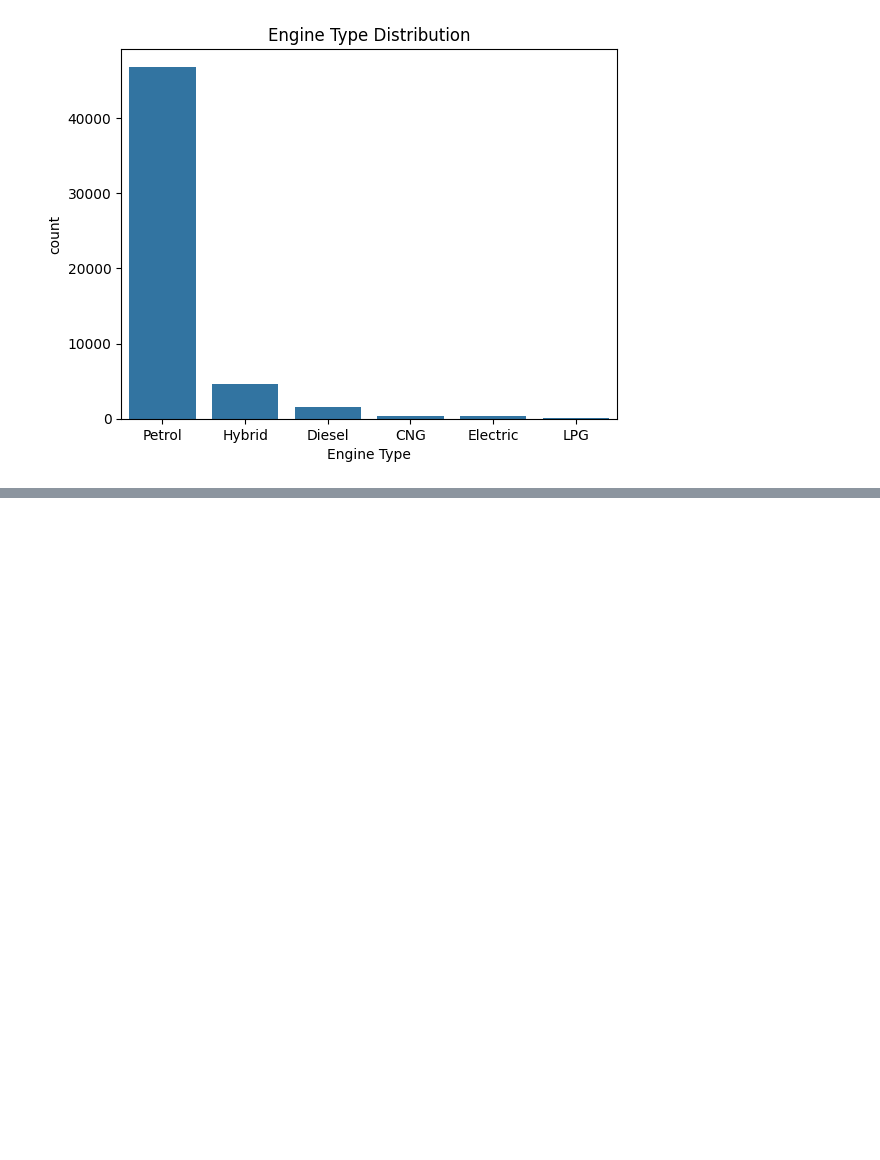
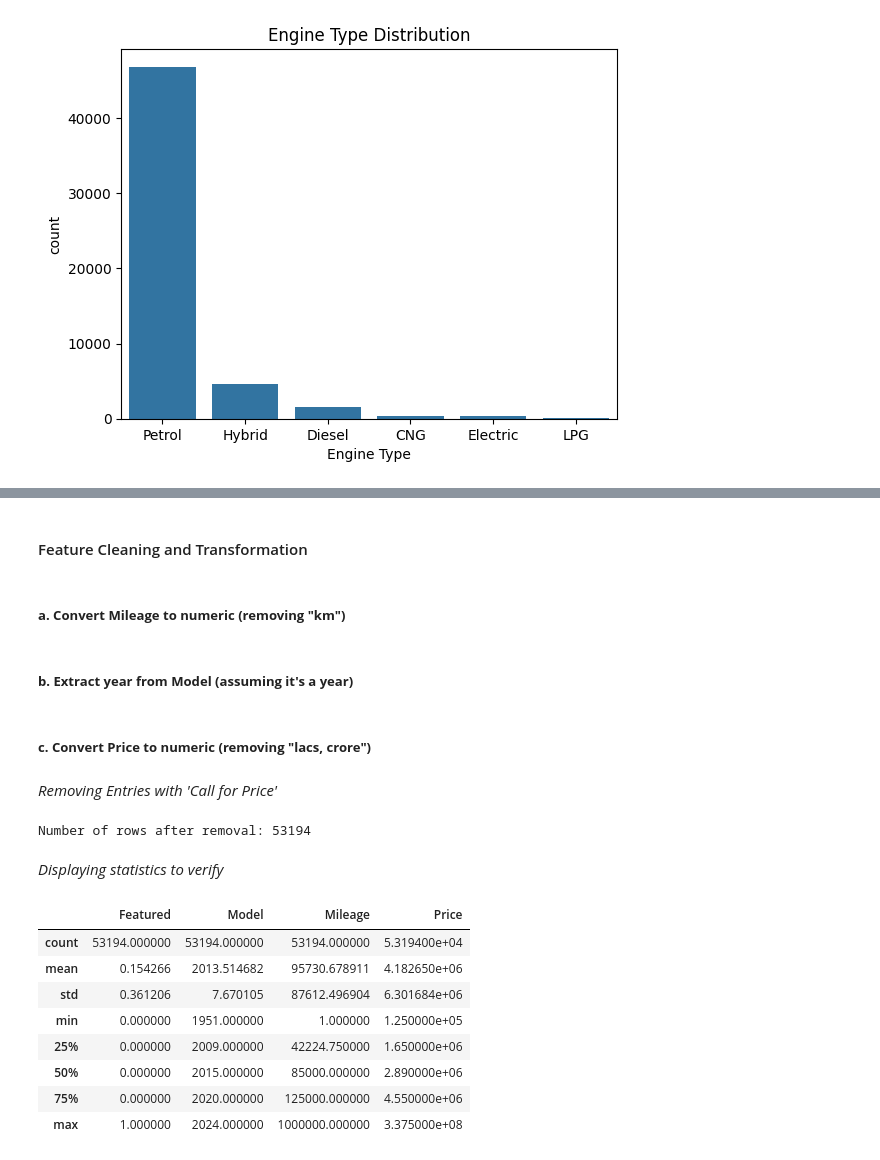
Before and after one commit to Muneeb-03/CS334-PakWheels-Project, a Jupyter notebook: project.ipynb, the cells around one changed output, grey strips where cells are left out. Cells and saved outputs as stored; diff of their text form; code cells hidden in the pictures; blank space fills up the shorter version.

```diff
--- a/project.ipynb
+++ b/project.ipynb
@@ -140,0 +182,39 @@ ads_data.shape
+# %% [markdown]
+#### Feature Cleaning and Transformation
+# %% [markdown]
+#####  **a. Convert Mileage to numeric (removing "km")**
+# %%
+ads_df['Mileage'] = ads_df['Mileage'].astype(str).str.replace(r'km|,', '', regex=True).astype(int)
+# %% [markdown]
+##### **b. Extract year from Model (assuming it's a year)**
+# %%
+ads_df['Model'] = data['Model'].astype(int)
+# %% [markdown]
+##### **c. Convert Price to numeric (removing "lacs, crore")**
+# %% [markdown]
+*Removing Entries with 'Call for Price'*
+# %%
+units = ads_df['Price'].str.split('\n').str[0].str.replace('PKR', '').str.split(' ').str[-1]
+value = ads_df['Price'].str.split('\n').str[0].str.replace('PKR', '').str.strip().str.split(' ').str[0]
+
+ads_df = ads_df[units != 'price']
+
+print(f"Number of rows after removal: {ads_df.shape[0]}")
+# %% [output]
+Number of rows after removal: 53194
+# %%
+ads_df['Price'] = value[units != 'price'].astype(float) * units[units != 'price'].apply(lambda x: 10**5 if 'lacs' in x else 10**7 if 'crore' in x else x)
+# %% [markdown]
+*Displaying statistics to verify*
+# %%
+ads_df.describe()
+# %% [output]
+|  | Featured | Model | Mileage | Price |
+| count | 53194.000000 | 53194.000000 | 53194.000000 | 5.319400e+04 |
+| mean | 0.154266 | 2013.514682 | 95730.678911 | 4.182650e+06 |
+| std | 0.361206 | 7.670105 | 87612.496904 | 6.301684e+06 |
+| min | 0.000000 | 1951.000000 | 1.000000 | 1.250000e+05 |
+| 25% | 0.000000 | 2009.000000 | 42224.750000 | 1.650000e+06 |
+| 50% | 0.000000 | 2015.000000 | 85000.000000 | 2.890000e+06 |
+| 75% | 0.000000 | 2020.000000 | 125000.000000 | 4.550000e+06 |
+| max | 1.000000 | 2024.000000 | 1000000.000000 | 3.375000e+08 |
```
Also changed, not shown: parts of 7 cells of this notebook.
